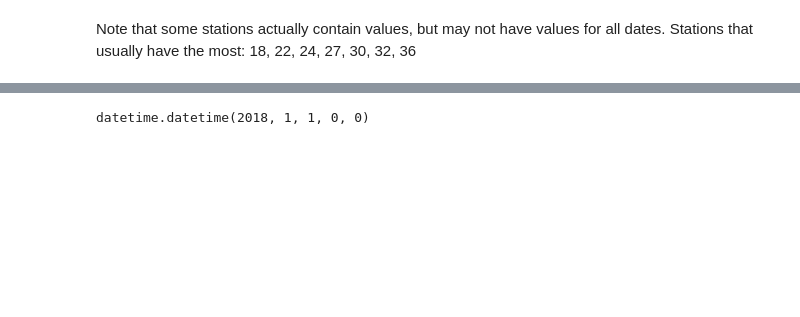
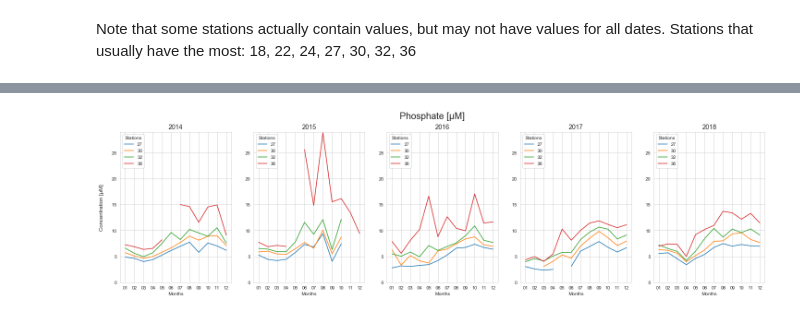
Before and after one commit to xbriandavid/bayareaWater, a Jupyter notebook: analysis.ipynb, the cells around one changed output, grey strips where cells are left out. Cells and saved outputs as stored; diff of their text form; code cells hidden in the pictures; blank space fills up the shorter version.

```diff
--- a/analysis.ipynb
+++ b/analysis.ipynb
@@ -340,15 +293,0 @@ Index(['2018-01', '2018-02', '2018-03', '2018-04', '2018-05', '2018-06',
-# %%
-%matplotlib inline
-import numpy as np
-from datetime import datetime, timedelta
-from matplotlib.dates import DateFormatter
-stationsToPlot = [18, 22, 24, 27, 30, 32, 36]
-silicatePlots, years = plt.subplots(nrows = 1, ncols = 1, figsize = (10, 8))
-ax = years
-ax.plot(test)
-ax.set(
-    xlabel = "Monthly Data",
-    ylabel = "Concentration",
-    title  = "Silicate Concentration from Selected Plots \n 2018 Data Displayed"
-)
-#dfindex = list((year2018Sil[year2018Sil['Station'] == 36.0]['mean']).index)
@@ -366,4 +294,28 @@ datetime_object2 = datetime.strptime('2018-12-31', '%Y-%m-%d')
-# %%
-datetime_object
-# %% [output]
-datetime.datetime(2018, 1, 1, 0, 0)
+# %%
+from datetime import datetime, timedelta
+from matplotlib.dates import DateFormatter
+
+def particlePlots(df_to_graph, figure, axis, title):
+    # Control maximum y-value of the graphs by determining the max mean value of all dataframes
+    largestMean= max(list(map(lambda x: x['mean'].max(), dfs)))
+    for index, df_year in enumerate(df_to_graph):
+        ax = axis[index]
+        ax.set_ylim([0,round(largestMean)])
+        ax.set_title(year_titles[index], fontsize = 14)
+        labelIndex = 0
+        for stationNum in stationsToPlot:
+            df = df_year[df_year['Station'] == stationNum]['mean']
+            df.index = df.index.strftime('%m')
+            ax.plot(df, label = stationsToPlot[labelIndex])
+            labelIndex += 1
+        ax.legend(loc = "upper left", title = "Stations")
+        ax.set_xlabel("Months")
+    figure.text(0.1, 0.5, 'Concentration [µM]', va='center', rotation='vertical', fontsize=12)
+    figure.suptitle(title, fontsize = 20)
+# %%
+stationsToPlot = [27, 30, 32, 36]
+dfs = [year2014Phos,year2015Phos, year2016Phos, year2017Phos, year2018Phos]
+phosphateGraph, years = plt.subplots(nrows = 1, ncols = 5, figsize = (25,6))
+particlePlots(dfs, phosphateGraph, years, "Phosphate [µM]")
+# %% [output]
+[figure, added]
```
Also changed, not shown: parts of 27 cells of this notebook.
